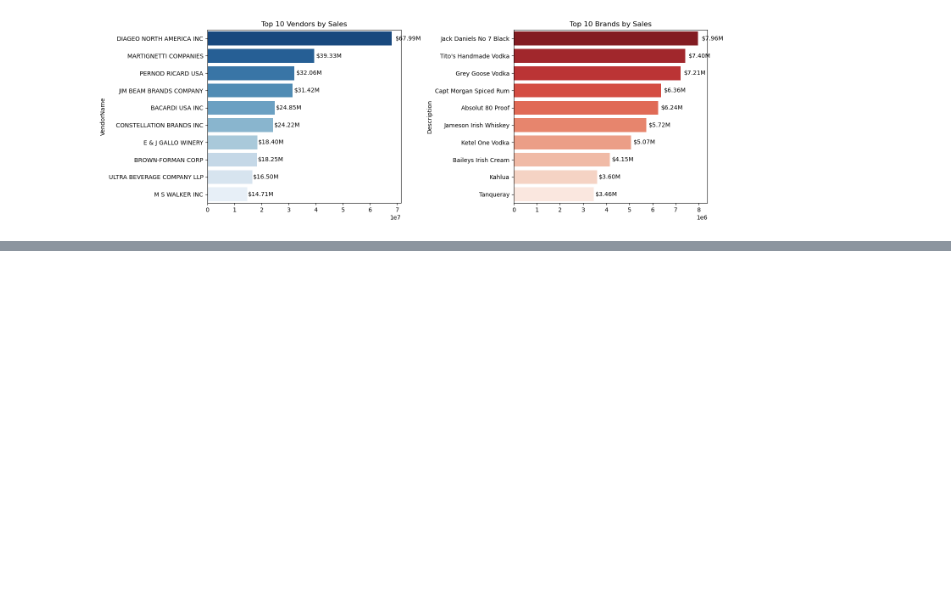
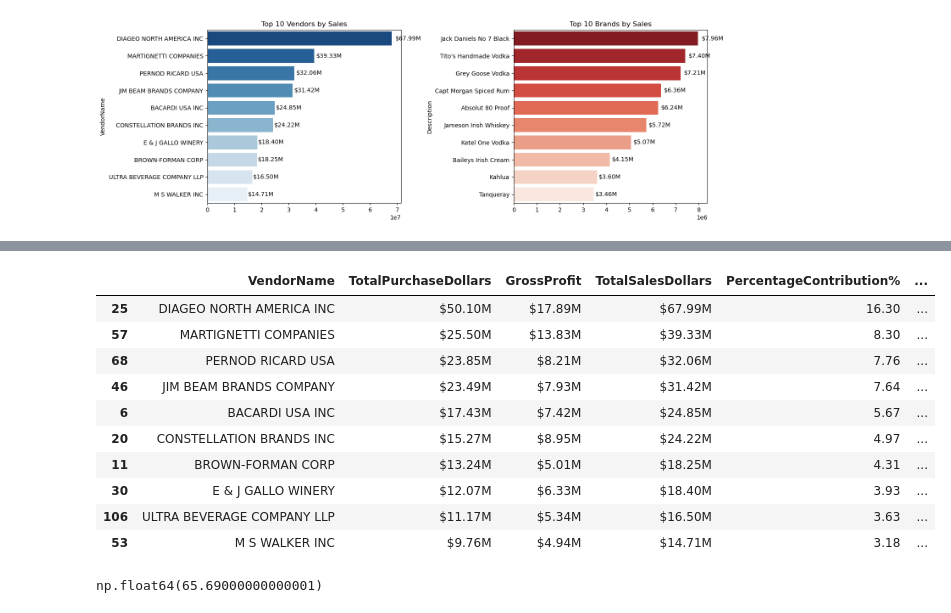
Before and after one commit to yakulgarg2705/vendor_performance_analysis, a Jupyter notebook: vendor_performance_analysis.ipynb, the cells around one changed output, grey strips where cells are left out. Drawn from its saved outputs; the diff is of its cells as text; code cells hidden in the pictures; blank space fills up the shorter version.

```diff
--- a/vendor_performance_analysis.ipynb
+++ b/vendor_performance_analysis.ipynb
@@ -381,0 +384,7 @@ plt.show()
+# %%
+vendor_performance = df.groupby('VendorName').agg({
+    'TotalPurchaseDollars' : 'sum',
+    'GrossProfit': 'sum',
+    'TotalSalesDollars': 'sum'
+}).reset_index()
+vendor_performance
@@ -381,0 +409,25 @@ plt.show()
+# %%
+# Display Top 10 Vendors
+top_vendors = vendor_performance.head(10)
+
+top_vendors['TotalSalesDollars'] = top_vendors['TotalSalesDollars'].apply(format_dollars)
+top_vendors['TotalPurchaseDollars'] = top_vendors['TotalPurchaseDollars'].apply(format_dollars)
+top_vendors['GrossProfit'] = top_vendors['GrossProfit'].apply(format_dollars)
+
+top_vendors
+# %% [output]
+|  | VendorName | TotalPurchaseDollars | GrossProfit | TotalSalesDollars | PercentageContribution% | ... |
+| 25 | DIAGEO NORTH AMERICA INC | $50.10M | $17.89M | $67.99M | 16.30 | ... |
+| 57 | MARTIGNETTI COMPANIES | $25.50M | $13.83M | $39.33M | 8.30 | ... |
+| 68 | PERNOD RICARD USA | $23.85M | $8.21M | $32.06M | 7.76 | ... |
+| 46 | JIM BEAM BRANDS COMPANY | $23.49M | $7.93M | $31.42M | 7.64 | ... |
+| 6 | BACARDI USA INC | $17.43M | $7.42M | $24.85M | 5.67 | ... |
+| 20 | CONSTELLATION BRANDS INC | $15.27M | $8.95M | $24.22M | 4.97 | ... |
+| 11 | BROWN-FORMAN CORP | $13.24M | $5.01M | $18.25M | 4.31 | ... |
+| 30 | E & J GALLO WINERY | $12.07M | $6.33M | $18.40M | 3.93 | ... |
+| 106 | ULTRA BEVERAGE COMPANY LLP | $11.17M | $5.34M | $16.50M | 3.63 | ... |
+| 53 | M S WALKER INC | $9.76M | $4.94M | $14.71M | 3.18 | ... |
+# %%
+top_vendors['PurchaseContribution%'].sum()
+# %% [output]
+np.float64(65.69000000000001)
```
Also changed, not shown: parts of 6 cells of this notebook.
